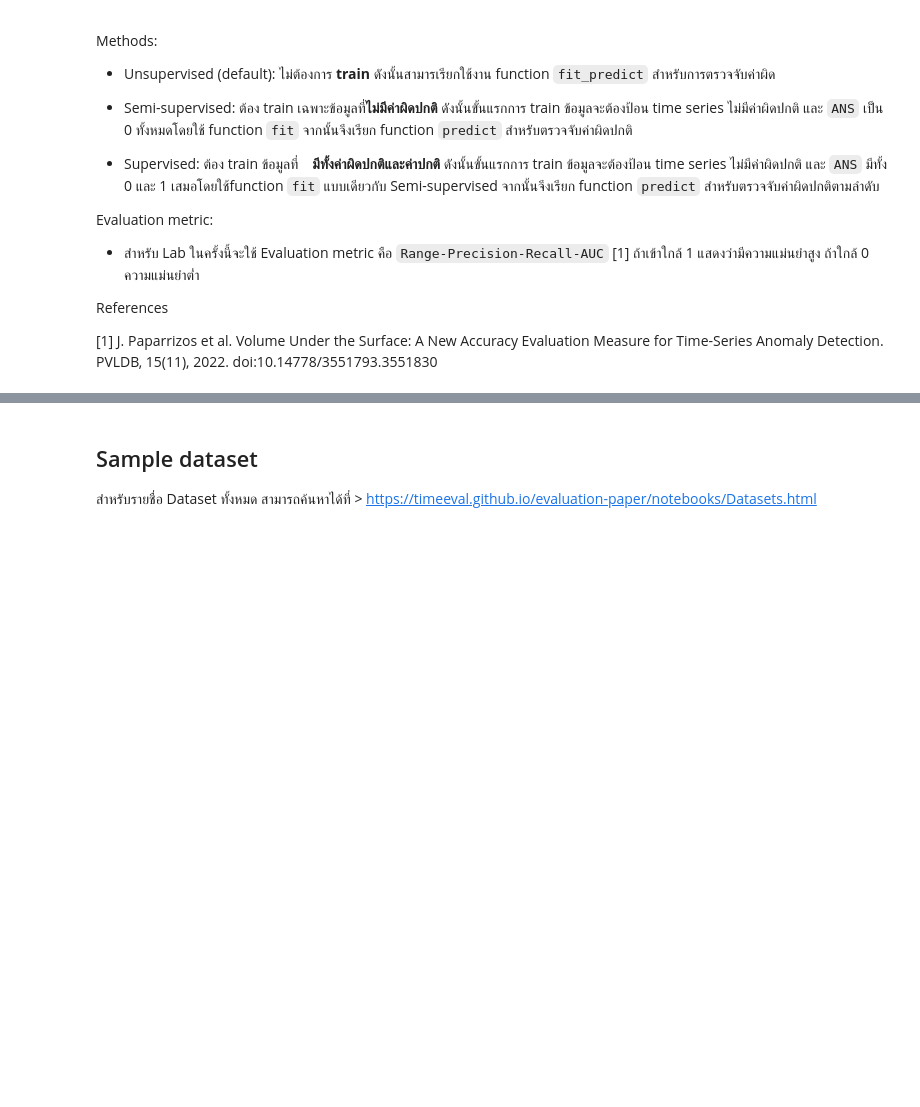
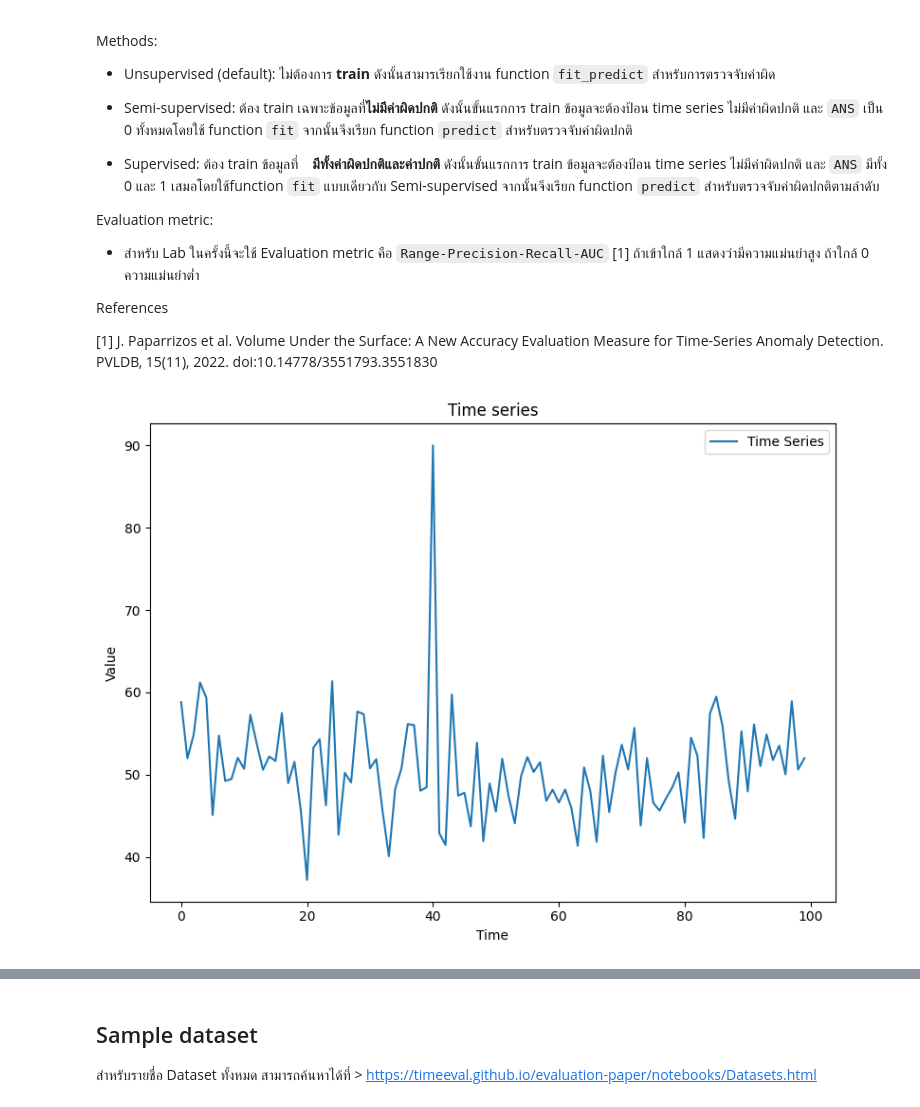
Before and after one commit to thanapol2/TS_KMITL, a Jupyter notebook: TSAD_AEON/lab_ex_TSAD_aeon.ipynb, the cells around one changed output, grey strips where cells are left out. Saved outputs shown, nothing was run; the diff lists cells and outputs as text; code cells hidden in the pictures; blank space fills up the shorter version.

```diff
--- a/TSAD_AEON/lab_ex_TSAD_aeon.ipynb
+++ b/TSAD_AEON/lab_ex_TSAD_aeon.ipynb
@@ -55,3 +52,20 @@ References
 
 [1]
 J. Paparrizos et al. Volume Under the Surface: A New Accuracy Evaluation Measure for Time-Series Anomaly Detection. PVLDB, 15(11), 2022. doi:10.14778/3551793.3551830
+# %%
+## ข้อมูลชุดทดลอง 1
+np.random.seed(0) # set random
+time_points = 100
+ts = np.random.normal(loc=50, scale=5, size=time_points)
+ts[40] = 90
+
+plt.figure(figsize=(8, 6))
+plt.plot(ts, label="Time Series")
+plt.title("Time series")
+plt.xlabel("Time")
+plt.ylabel("Value")
+plt.legend()
+plt.tight_layout()
+plt.show()
+# %% [output]
+[figure, added]
```
Also changed, not shown: parts of 7 cells of this notebook.
